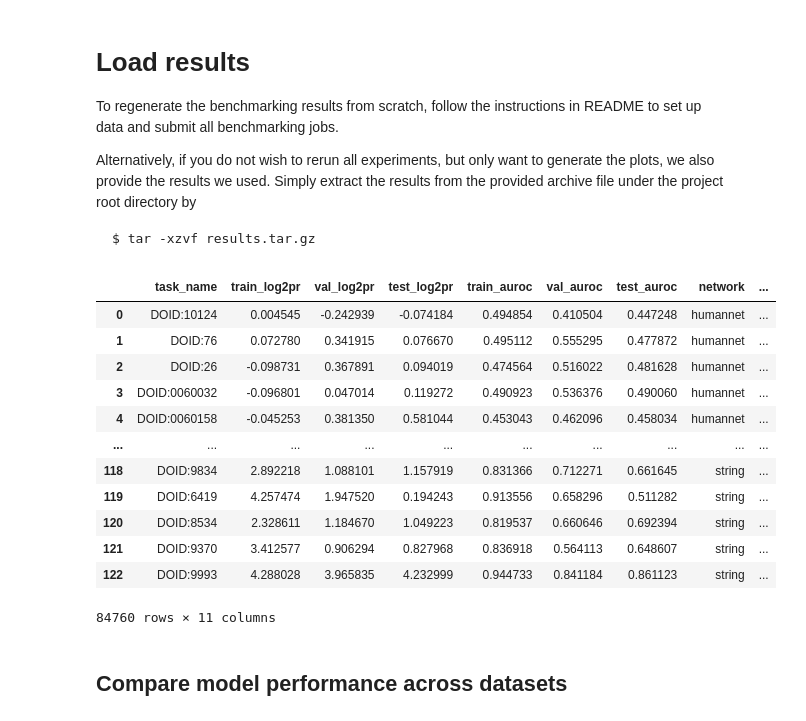
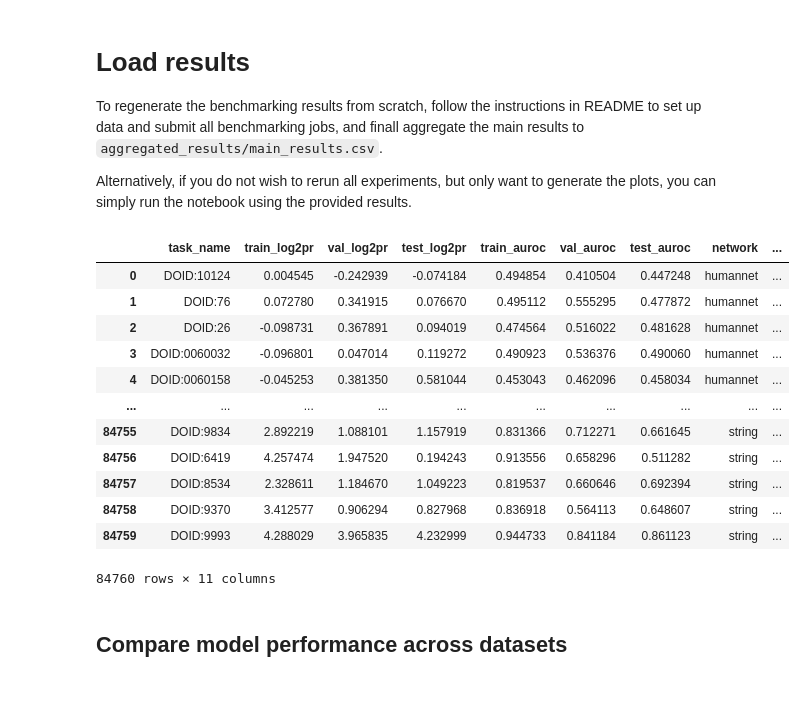
Before and after one commit to krishnanlab/obnbench, a Jupyter notebook: notebook/performance_comparison.ipynb, the cells around one changed output. Saved outputs shown, nothing was run; the diff lists cells and outputs as text; code cells hidden in the pictures; blank space fills up the shorter version.

````diff
--- a/notebook/performance_comparison.ipynb
+++ b/notebook/performance_comparison.ipynb
@@ -11,36 +13,26 @@ sns.set()
 # %% [markdown]
 # Load results
 
-To regenerate the benchmarking results from scratch, follow the instructions in README to set up data and submit all benchmarking jobs.
+To regenerate the benchmarking results from scratch, follow the instructions in README to set up data and submit all benchmarking jobs, and finall aggregate the main results to `aggregated_results/main_results.csv`.
 
-Alternatively, if you do not wish to rerun all experiments, but only want to generate the plots, we also provide the results we used. Simply extract the results from the provided archive file under the project root directory by
-
-```
-$ tar -xzvf results.tar.gz
-```
+Alternatively, if you do not wish to rerun all experiments, but only want to generate the plots, you can simply run the notebook using the provided results.
-# %%
-dfs = []
-for i in glob.glob("../results/*.json"):
-    name = i.split("/")[-1].split(".json")[0]
-    new_df = pd.read_json(i)
-    new_df["network"], new_df["label"], new_df["model"], new_df["rep"] = name.split("_")
-    dfs.append(new_df)
-df = pd.concat(dfs)
-df
-# %% [output]
-|  | task_name | train_log2pr | val_log2pr | test_log2pr | train_auroc | val_auroc | test_auroc | network | ... |
-| 0 | DOID:10124 | 0.004545 | -0.242939 | -0.074184 | 0.494854 | 0.410504 | 0.447248 | humannet | ... |
-| 1 | DOID:76 | 0.072780 | 0.341915 | 0.076670 | 0.495112 | 0.555295 | 0.477872 | humannet | ... |
-| 2 | DOID:26 | -0.098731 | 0.367891 | 0.094019 | 0.474564 | 0.516022 | 0.481628 | humannet | ... |
-| 3 | DOID:0060032 | -0.096801 | 0.047014 | 0.119272 | 0.490923 | 0.536376 | 0.490060 | humannet | ... |
-| 4 | DOID:0060158 | -0.045253 | 0.381350 | 0.581044 | 0.453043 | 0.462096 | 0.458034 | humannet | ... |
-| ... | ... | ... | ... | ... | ... | ... | ... | ... | ... |
-| 118 | DOID:9834 | 2.892218 | 1.088101 | 1.157919 | 0.831366 | 0.712271 | 0.661645 | string | ... |
-| 119 | DOID:6419 | 4.257474 | 1.947520 | 0.194243 | 0.913556 | 0.658296 | 0.511282 | string | ... |
-| 120 | DOID:8534 | 2.328611 | 1.184670 | 1.049223 | 0.819537 | 0.660646 | 0.692394 | string | ... |
-| 121 | DOID:9370 | 3.412577 | 0.906294 | 0.827968 | 0.836918 | 0.564113 | 0.648607 | string | ... |
-| 122 | DOID:9993 | 4.288028 | 3.965835 | 4.232999 | 0.944733 | 0.841184 | 0.861123 | string | ... |
-84760 rows × 11 columns
+# %%
+df = pd.read_csv("../aggregated_results/main_results.csv").rename(columns={"method": "model"})
+df
+# %% [output]
+|  | task_name | train_log2pr | val_log2pr | test_log2pr | train_auroc | val_auroc | test_auroc | network | ... |
+| 0 | DOID:10124 | 0.004545 | -0.242939 | -0.074184 | 0.494854 | 0.410504 | 0.447248 | humannet | ... |
+| 1 | DOID:76 | 0.072780 | 0.341915 | 0.076670 | 0.495112 | 0.555295 | 0.477872 | humannet | ... |
+| 2 | DOID:26 | -0.098731 | 0.367891 | 0.094019 | 0.474564 | 0.516022 | 0.481628 | humannet | ... |
+| 3 | DOID:0060032 | -0.096801 | 0.047014 | 0.119272 | 0.490923 | 0.536376 | 0.490060 | humannet | ... |
+| 4 | DOID:0060158 | -0.045253 | 0.381350 | 0.581044 | 0.453043 | 0.462096 | 0.458034 | humannet | ... |
+| ... | ... | ... | ... | ... | ... | ... | ... | ... | ... |
+| 84755 | DOID:9834 | 2.892219 | 1.088101 | 1.157919 | 0.831366 | 0.712271 | 0.661645 | string | ... |
+| 84756 | DOID:6419 | 4.257474 | 1.947520 | 0.194243 | 0.913556 | 0.658296 | 0.511282 | string | ... |
+| 84757 | DOID:8534 | 2.328611 | 1.184670 | 1.049223 | 0.819537 | 0.660646 | 0.692394 | string | ... |
+| 84758 | DOID:9370 | 3.412577 | 0.906294 | 0.827968 | 0.836918 | 0.564113 | 0.648607 | string | ... |
+| 84759 | DOID:9993 | 4.288029 | 3.965835 | 4.232999 | 0.944733 | 0.841184 | 0.861123 | string | ... |
+84760 rows × 11 columns
 # %%
 networks = [
     "biogrid",
````
Also changed, not shown: parts of 8 cells of this notebook.
